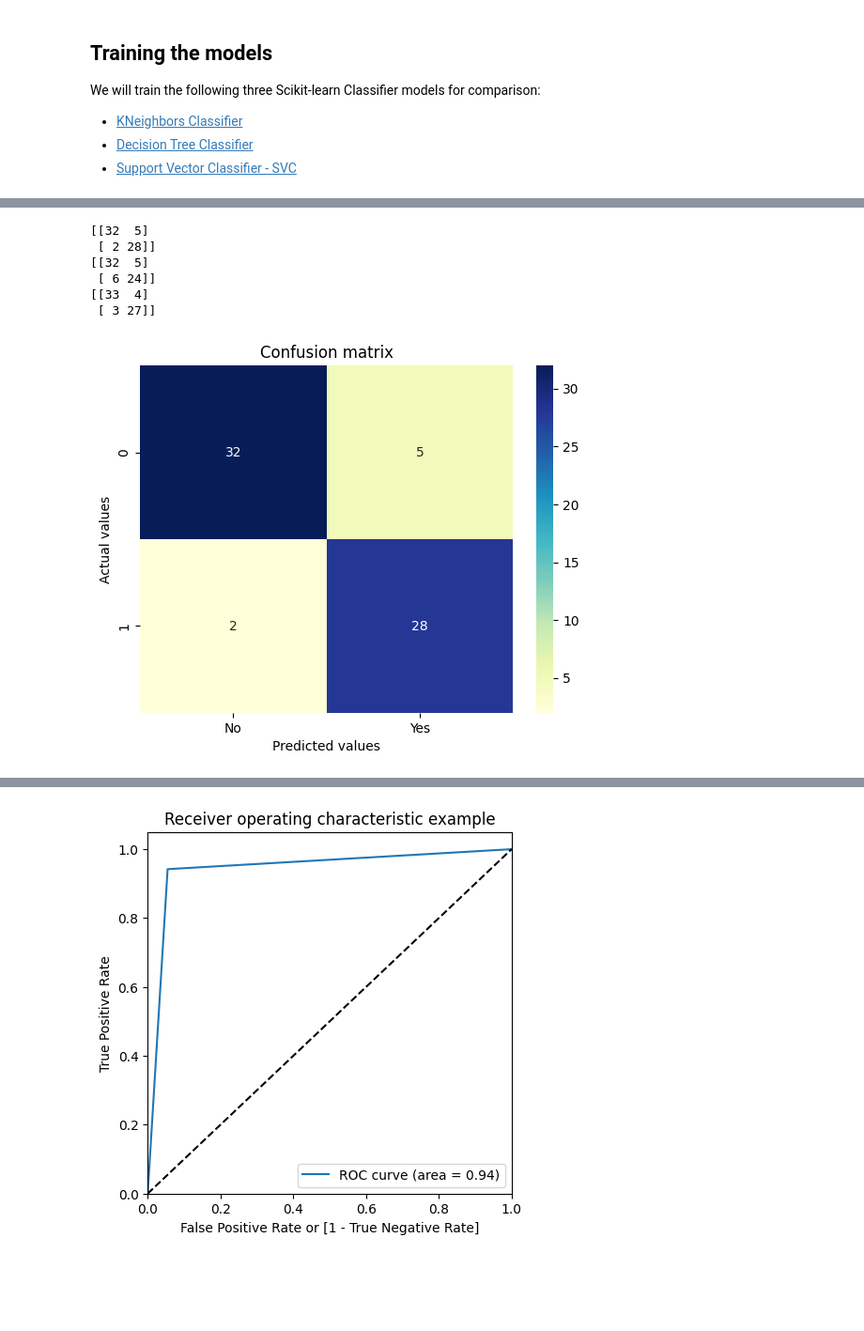
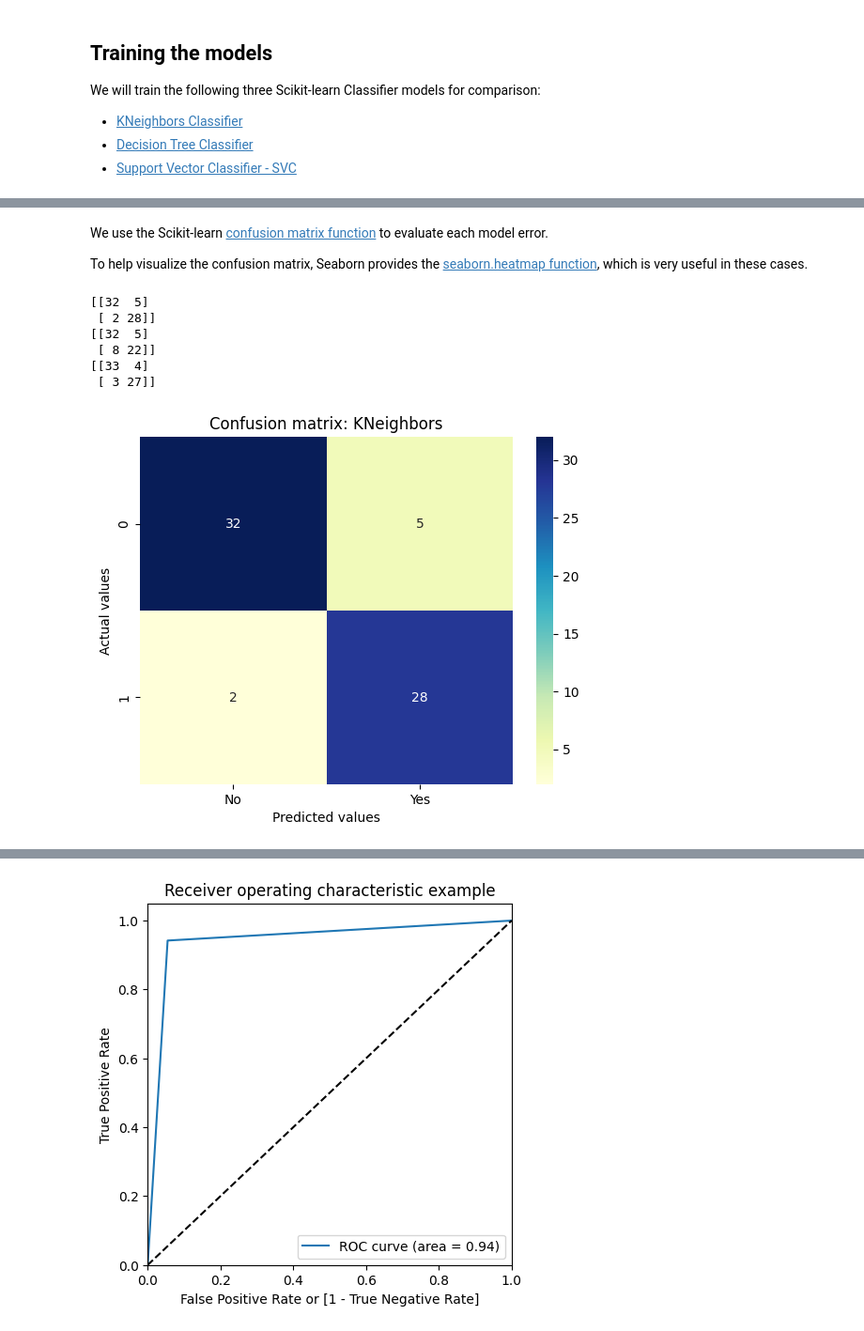
Before and after one commit to ua-datalab/MLWorkshops, a Jupyter notebook: Classification_Algorithms/MLClassificationAlgorithms.ipynb, the cells around one changed output, grey strips where cells are left out. Shown: that part at 94% size. Saved outputs shown, nothing was run; the diff lists cells and outputs as text; code cells hidden in the pictures; blank space fills up the shorter version.

```diff
--- a/Classification_Algorithms/MLClassificationAlgorithms.ipynb
+++ b/Classification_Algorithms/MLClassificationAlgorithms.ipynb
@@ -470,40 +484,50 @@ We will train the following three Scikit-learn Classifier models for comparison:
 # %%
 # KNeaighbors Classifier model 1
 
-x_train=scaled_x_train
-x_test=scaled_x_test
+x_trainSC=scaled_x_train
+x_testSC=scaled_x_test
 
 # Fit the model to training data
 model1=KNeighborsClassifier(n_neighbors=3)
-model1.fit(x_train, y_train)
+model1.fit(x_trainSC, y_train)
 
 # Predict the response for test dataset
-y_prediction1= model1.predict(x_test)
+y_prediction1= model1.predict(x_testSC)
 
 report=pd.DataFrame()
 report['Actual values']=y_test
-report['Predicted values KNeighbors']= y_prediction1
+report['Predicted values']= y_prediction1
 print(report)
 
 # Decision Tree Classifier model 2
 
 # Fit the model to training data
-model2= DecisionTreeClassifier()
-model2.fit(x_train,y_train)
+model2= DecisionTreeClassifier(max_depth=3)
+# model2 = RandomForestClassifier(n_estimators=10, random_state=42)
+model2.fit(x_trainSC,y_train)
 
 # Predict the response for test dataset
-y_prediction2 = model2.predict(x_test)
-report['Predicted values Decision Tree']= y_prediction2
+y_prediction2 = model2.predict(x_testSC)
+report['Actual values']=y_test
+report['Predicted values']= y_prediction2
 print(report)
 
 # Support Vector Classifier model 3
 
 # Fit the model to training data
 model3= svm.SVC(kernel='linear',probability=True) # Linear Kernel
-model3.fit(x_train, y_train)
+model3.fit(x_trainSC, y_train)
 
 #Predict the response for test dataset
-y_prediction3 = model3.predict(x_test)
-report['Predicted values SVC']= y_prediction3
+y_prediction3 = model3.predict(x_testSC)
+report['Actual values']=y_test
+report['Predicted values']= y_prediction3
 print(report)
+
+# MLP CLassifier
+
+# from sklearn.neural_network import MLPClassifier
+# clf = MLPClassifier(solver='lbfgs', alpha=1e-5,
+#                    hidden_layer_sizes=(5, 2), random_state=1)
+#clf.fit(X, y)
 # %% [output]
@@ -529,3 +557,7 @@ print(report)
+# %% [markdown]
+We use the Scikit-learn [confusion matrix function](https://scikit-learn.org/stable/modules/generated/sklearn.metrics.confusion_matrix.html) to evaluate each model error.
+
+To help visualize the confusion matrix, Seaborn provides the [seaborn.heatmap function](https://seaborn.pydata.org/generated/seaborn.heatmap.html), which is very useful in these cases.
 # %%
 ConfusionMatrix1=confusion_matrix(y_test,y_prediction1)
 print(ConfusionMatrix1)
@@ -539,22 +571,22 @@ print(ConfusionMatrix3)
 [[32  5]
  [ 2 28]]
 [[32  5]
- [ 6 24]]
+ [ 8 22]]
 [[33  4]
  [ 3 27]]
 # %%
-# Heatmap of First Confusion Matrix: KNN
+# Heatmap of First Confusion Matrix: KNearest Neighbor
 
-ax=sns.heatmap(ConfusionMatrix1,annot=True,cmap="YlGnBu")
-ax.set_title('Confusion matrix')
+ax=sns.heatmap(ConfusionMatrix1, annot=True, cmap="YlGnBu")
+ax.set_title('Confusion matrix: KNeighbors')
 ax.set_xlabel('Predicted values')
 ax.set_ylabel('Actual values')
-#Ticket labels:
+# Tick labels:
 ax.xaxis.set_ticklabels(['No','Yes'])
-ax.xaxis.set_ticklabels(['No','Yes'])
+#ax.xaxis.set_ticklabels(['No','Yes'])
 plt.show()
 # %% [output]
-[figure, old version]
+[figure, new version]
 # %%
 # Second Confusion Matrix: Decision Tree
 
```
Also changed, not shown: parts of 18 cells of this notebook.
